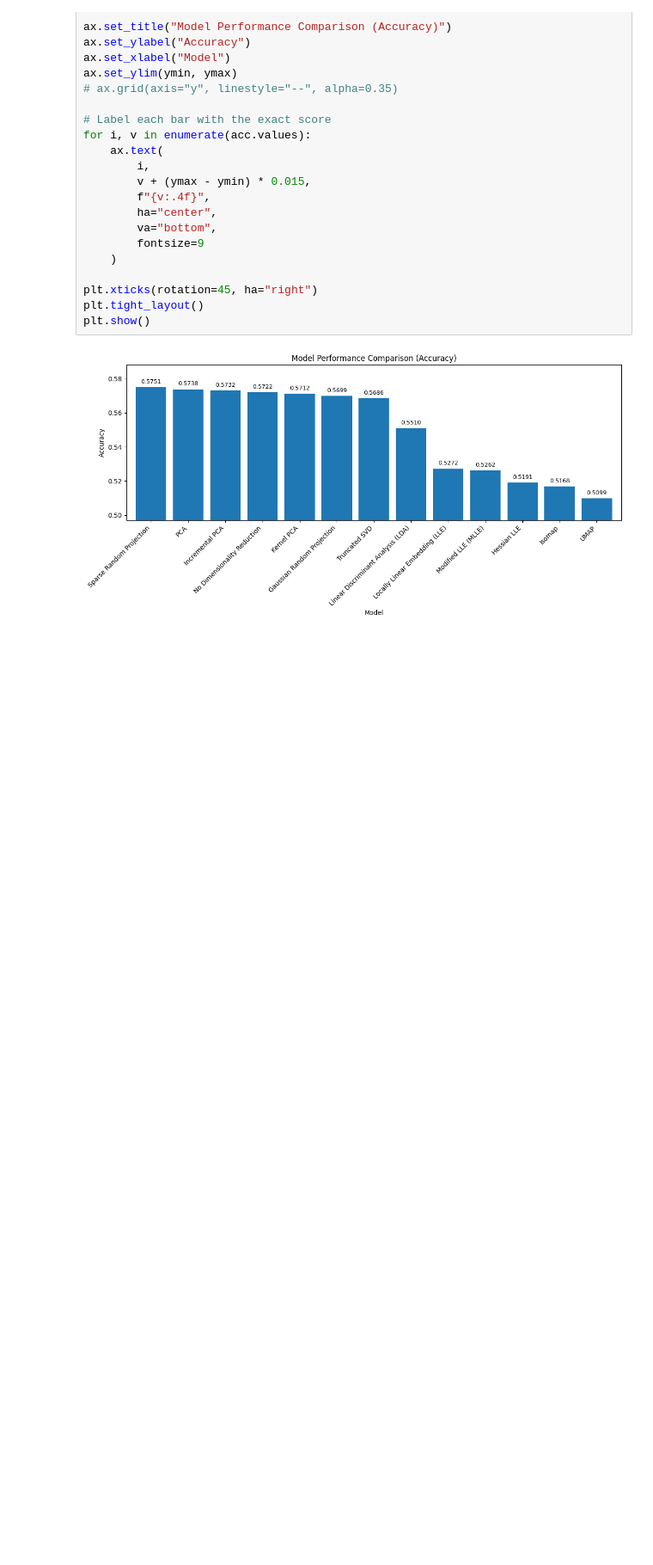
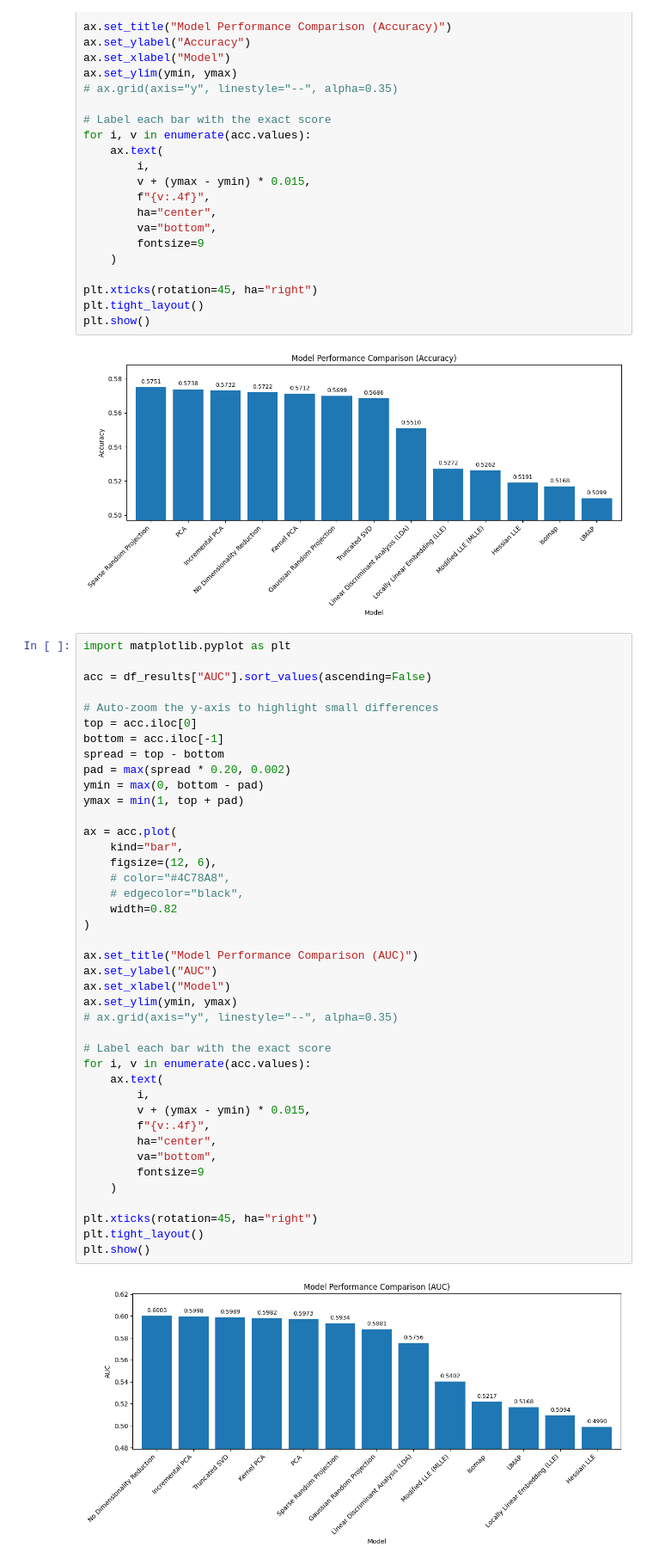
Before and after one commit to davidsmv/MachineLearningPortfolio, a Jupyter notebook: dimensionality_reduction/1 - High_Dimensional_Datascape.ipynb, the cells around one changed output. Shown at 86% size. Drawn from its saved outputs; the diff is of its cells as text; blank space fills up the shorter version.

Commit message:
Implement feature X to enhance user experience and optimize performance

```diff
--- a/dimensionality_reduction/1 - High_Dimensional_Datascape.ipynb
+++ b/dimensionality_reduction/1 - High_Dimensional_Datascape.ipynb
@@ -1196,3 +1196,46 @@ plt.tight_layout()
 plt.show()
 # %% [output]
 [figure]
+# %%
+import matplotlib.pyplot as plt
+
+acc = df_results["AUC"].sort_values(ascending=False)
+
+# Auto-zoom the y-axis to highlight small differences
+top = acc.iloc[0]
+bottom = acc.iloc[-1]
+spread = top - bottom
+pad = max(spread * 0.20, 0.002)
+ymin = max(0, bottom - pad)
+ymax = min(1, top + pad)
+
+ax = acc.plot(
+    kind="bar",
+    figsize=(12, 6),
+    # color="#4C78A8",
+    # edgecolor="black",
+    width=0.82
+)
+
+ax.set_title("Model Performance Comparison (AUC)")
+ax.set_ylabel("AUC")
+ax.set_xlabel("Model")
+ax.set_ylim(ymin, ymax)
+# ax.grid(axis="y", linestyle="--", alpha=0.35)
+
+# Label each bar with the exact score
+for i, v in enumerate(acc.values):
+    ax.text(
+        i,
+        v + (ymax - ymin) * 0.015,
+        f"{v:.4f}",
+        ha="center",
+        va="bottom",
+        fontsize=9
+    )
+
+plt.xticks(rotation=45, ha="right")
+plt.tight_layout()
+plt.show()
+# %% [output]
+[figure, added]
```
Also changed, not shown: parts of 3 cells of this notebook.
